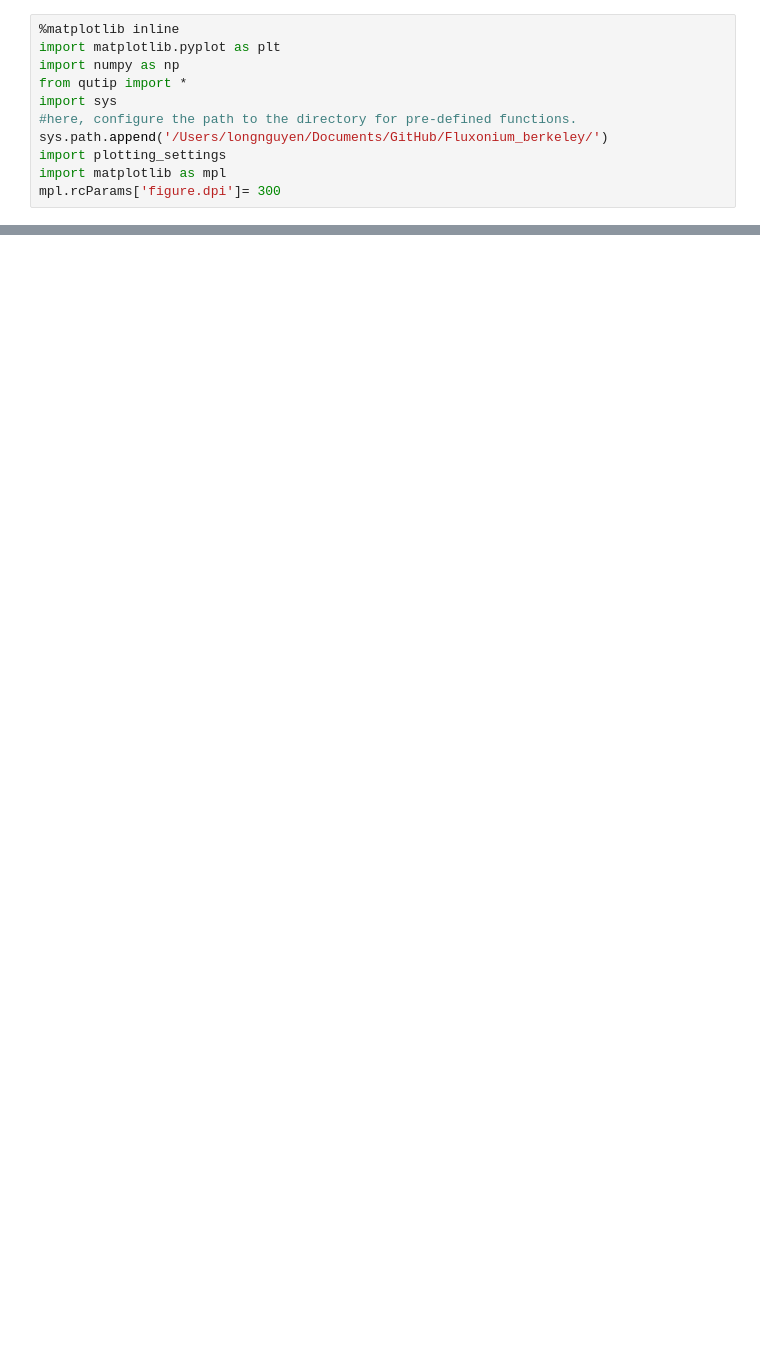
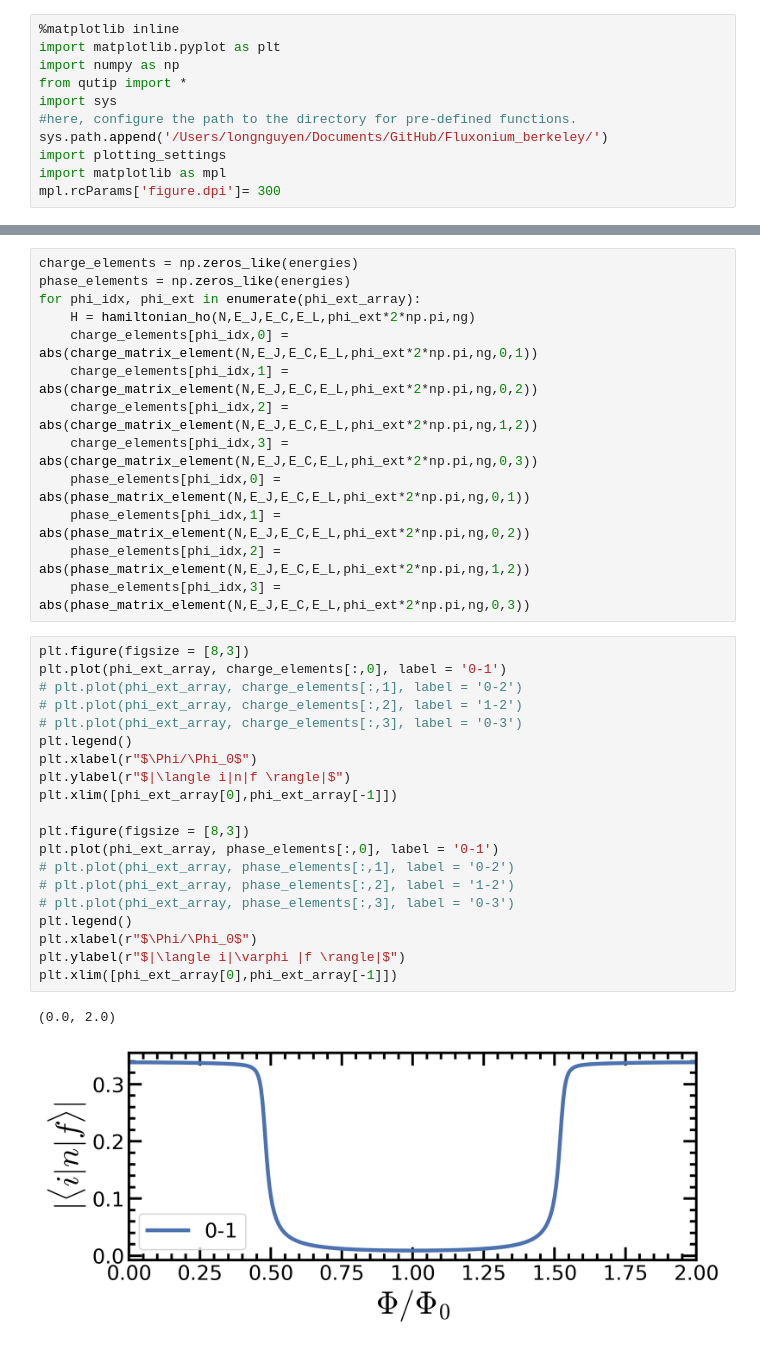
Before and after one commit to qnl/Fluxonium_berkeley, a Jupyter notebook: Notebooks/8. cos(0.5phi) qubit.ipynb, the cells around one changed output, grey strips where cells are left out. Saved outputs shown, nothing was run; the diff lists cells and outputs as text; blank space fills up the shorter version.

```diff
--- a/Notebooks/8. cos(0.5phi) qubit.ipynb
+++ b/Notebooks/8. cos(0.5phi) qubit.ipynb
@@ -11,0 +75,36 @@ mpl.rcParams['figure.dpi']= 300
+# %%
+charge_elements = np.zeros_like(energies)
+phase_elements = np.zeros_like(energies)
+for phi_idx, phi_ext in enumerate(phi_ext_array):
+    H = hamiltonian_ho(N,E_J,E_C,E_L,phi_ext*2*np.pi,ng)
+    charge_elements[phi_idx,0] = abs(charge_matrix_element(N,E_J,E_C,E_L,phi_ext*2*np.pi,ng,0,1))
+    charge_elements[phi_idx,1] = abs(charge_matrix_element(N,E_J,E_C,E_L,phi_ext*2*np.pi,ng,0,2))
+    charge_elements[phi_idx,2] = abs(charge_matrix_element(N,E_J,E_C,E_L,phi_ext*2*np.pi,ng,1,2))
+    charge_elements[phi_idx,3] = abs(charge_matrix_element(N,E_J,E_C,E_L,phi_ext*2*np.pi,ng,0,3))
+    phase_elements[phi_idx,0] = abs(phase_matrix_element(N,E_J,E_C,E_L,phi_ext*2*np.pi,ng,0,1))
+    phase_elements[phi_idx,1] = abs(phase_matrix_element(N,E_J,E_C,E_L,phi_ext*2*np.pi,ng,0,2))
+    phase_elements[phi_idx,2] = abs(phase_matrix_element(N,E_J,E_C,E_L,phi_ext*2*np.pi,ng,1,2))
+    phase_elements[phi_idx,3] = abs(phase_matrix_element(N,E_J,E_C,E_L,phi_ext*2*np.pi,ng,0,3))
+# %%
+plt.figure(figsize = [8,3])
+plt.plot(phi_ext_array, charge_elements[:,0], label = '0-1')
+# plt.plot(phi_ext_array, charge_elements[:,1], label = '0-2')
+# plt.plot(phi_ext_array, charge_elements[:,2], label = '1-2')
+# plt.plot(phi_ext_array, charge_elements[:,3], label = '0-3')
+plt.legend()
+plt.xlabel(r"$\Phi/\Phi_0$")
+plt.ylabel(r"$|\langle i|n|f \rangle|$")
+plt.xlim([phi_ext_array[0],phi_ext_array[-1]])
+
+plt.figure(figsize = [8,3])
+plt.plot(phi_ext_array, phase_elements[:,0], label = '0-1')
+# plt.plot(phi_ext_array, phase_elements[:,1], label = '0-2')
+# plt.plot(phi_ext_array, phase_elements[:,2], label = '1-2')
+# plt.plot(phi_ext_array, phase_elements[:,3], label = '0-3')
+plt.legend()
+plt.xlabel(r"$\Phi/\Phi_0$")
+plt.ylabel(r"$|\langle i|\varphi |f \rangle|$")
+plt.xlim([phi_ext_array[0],phi_ext_array[-1]])
+# %% [output]
+(0.0, 2.0)
+[figure, added]
```
Also changed, not shown: parts of 14 cells of this notebook, 17 other files.
